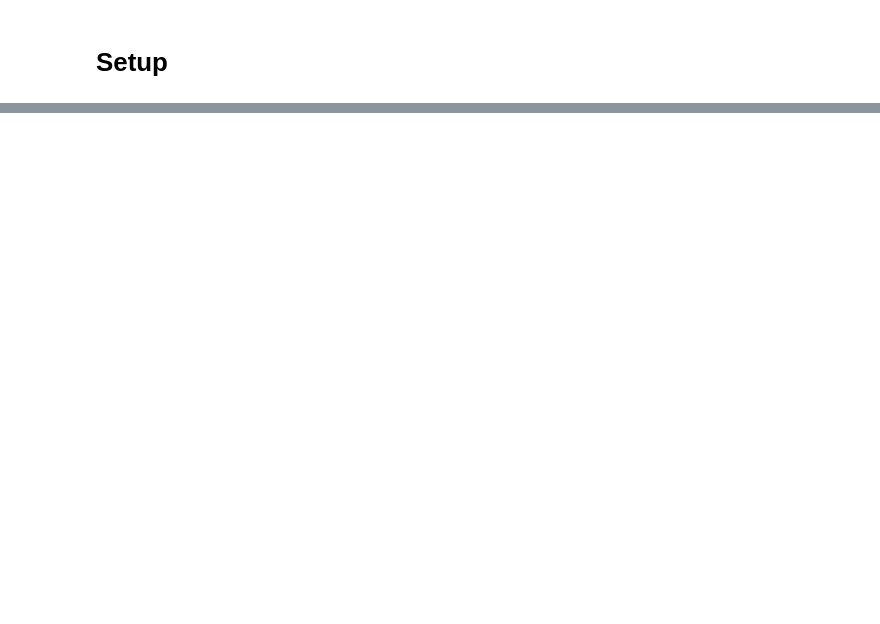
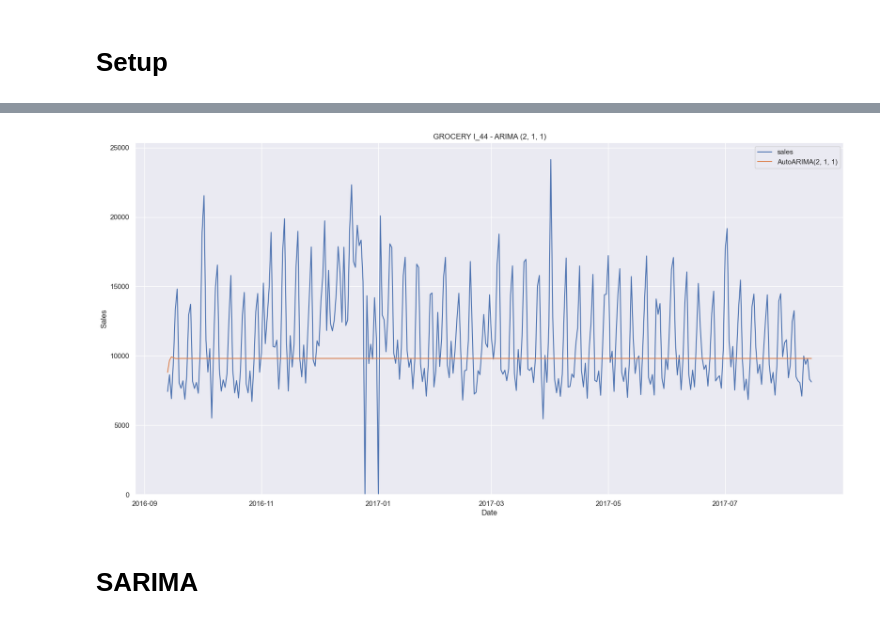
Before and after one commit to angie-xiao/store_sales, a Jupyter notebook: 4_modeling.ipynb, the cells around one changed output, grey strips where cells are left out. Cells and saved outputs as stored; diff of their text form; code cells hidden in the pictures; blank space fills up the shorter version.

```diff
--- a/4_modeling.ipynb
+++ b/4_modeling.ipynb
@@ -74,0 +203,40 @@ test = pd.read_csv('test.csv', index_col='date', parse_dates=True)
+# %%
+# fit model
+model = ARIMA(train['sales'], order=(p,d,q))
+results = model.fit()
+# results.summary
+
+
+# predict
+start = len(train)
+end = len(train) + len(test) - 1
+preds = results.predict(start, end, type='levels').rename(f'ARIMA({p,d,q}) Preds') # type='levels' showing original data (as opposed to the differenced TS)
+
+
+# concat result df
+test2 = test.reset_index()
+# test2['id'] = test2['family'].astype(str) + '_' + test2['store_nbr'].astype(str)
+
+p_df = pd.DataFrame()
+p_df = pd.concat(
+    [
+        preds.reset_index(drop=True, name='pred'),
+        test2[['date','uid', 'sales']]
+    ],
+    axis=1)
+# %%
+fig,ax = pyplot.subplots(1,1, figsize=(20,10))
+
+
+ax.plot(p_df['date'], p_df['sales'], label='sales')
+ax.plot(p_df['date'], p_df[f'ARIMA({p,d,q}) Preds'], label=f'AutoARIMA{p,d,q}')
+ax.set_xlabel('Date')
+ax.set_ylabel('Sales')
+# ax.set_yscale('log')
+ax.set_ylim(bottom=0)
+ax.set_title(f'GROCERY I_44 - ARIMA {p,d,q}')
+ax.legend();
+# %% [output]
+[figure, added]
+# %% [markdown]
+# SARIMA
```
Also changed, not shown: parts of 33 cells of this notebook, 2 other files.
